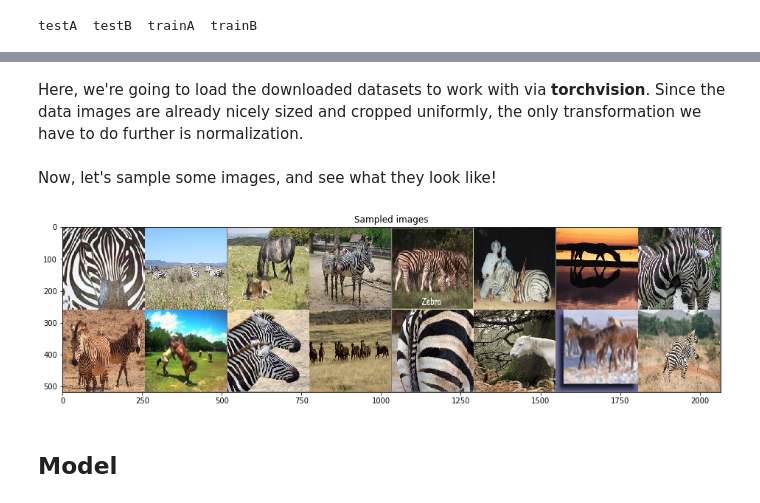
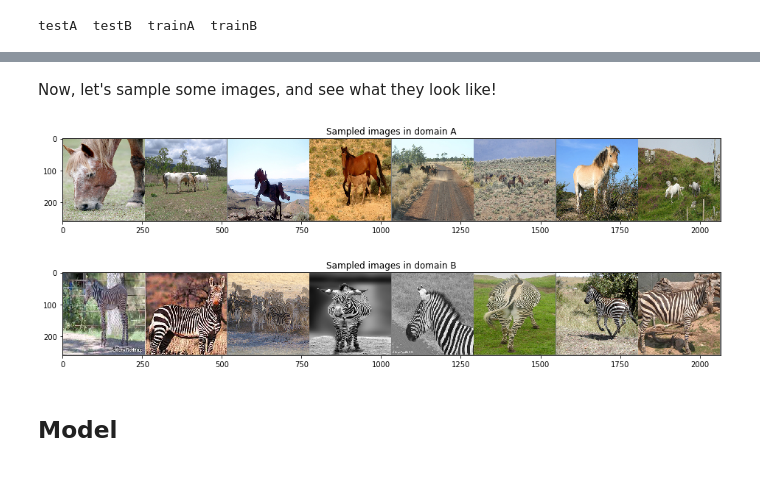
Before and after one commit to jinyeom/leuchtturm, a Jupyter notebook: Image-to-Image Translation via CycleGAN.ipynb, the cells around one changed output, grey strips where cells are left out. Saved outputs shown, nothing was run; the diff lists cells and outputs as text; code cells hidden in the pictures.

```diff
--- a/Image-to-Image Translation via CycleGAN.ipynb
+++ b/Image-to-Image Translation via CycleGAN.ipynb
@@ -89,28 +99,52 @@ A  B
-# %% [markdown]
-Here, we're going to load the downloaded datasets to work with via **torchvision**. Since the data images are already nicely sized and cropped uniformly, the only transformation we have to do further is normalization.
+# %%
+class ABImageDataset(Dataset):
+    def __init__(self, root, transform=None, unaligned=False, mode="train"):
+        self.transform = transform
+        self.unaligned = unaligned
+        self.A = sorted(glob(os.path.join(root, f"{mode}A") + "/*.*"))
+        self.B = sorted(glob(os.path.join(root, f"{mode}B") + "/*.*"))
+
+    def __len__(self):
+        return max(len(self.A), len(self.B))
+
+    def __getitem__(self, index):
+        a = self.A[index % len(self.A)]
+        b = (self.B[np.random.randint(0, len(self.B) - 1)] if self.unaligned
+             else self.B[index % len(self.B)])
+        item_a = self.transform(Image.open(a))
+        item_b = self.transform(Image.open(b))
+        return {"A": item_a, "B": item_b}
 # %%
 transform = transforms.Compose([transforms.ToTensor(),
                                 transforms.Normalize((0.5, 0.5, 0.5), (0.5, 0.5, 0.5))])
 
-horse2zebra_train = datasets.ImageFolder(root="./datasets/cyclegan/horse2zebra/train", transform=transform)
-train_loader = torch.utils.data.DataLoader(horse2zebra_train, batch_size=16, shuffle=True, num_workers=4)
+horse2zebra_train = ABImageDataset(root="./datasets/cyclegan/horse2zebra",
+                                   transform=transform,
+                                   unaligned=True,
+                                   mode="train")
+horse2zebra_test = ABImageDataset(root="./datasets/cyclegan/horse2zebra",
+                                  transform=transform,
+                                  unaligned=True,
+                                  mode="test")
 
-horse2zebra_test = datasets.ImageFolder(root="./datasets/cyclegan/horse2zebra/test", transform=transform)
-test_loader = torch.utils.data.DataLoader(horse2zebra_test, batch_size=16, shuffle=True, num_workers=4)
+train_loader = torch.utils.data.DataLoader(horse2zebra_train, batch_size=8, shuffle=True, num_workers=4)
+test_loader = torch.utils.data.DataLoader(horse2zebra_test, batch_size=8, shuffle=True, num_workers=1)
 # %% [markdown]
 Now, let's sample some images, and see what they look like!
 # %%
-def imshow(img):
+def imshow(img, title):
     img = img / 2 + 0.5
     npimg = img.numpy()
     plt.figure(figsize=(16, 8))
-    plt.title("Sampled images")
+    plt.title(title)
     plt.imshow(np.transpose(npimg, (1, 2, 0)))
 # %%
-images, labels = iter(train_loader).next()
-imshow(torchvision.utils.make_grid(images))
+images = iter(train_loader).next()
+imshow(torchvision.utils.make_grid(images["A"]), "Sampled images in domain A")
+imshow(torchvision.utils.make_grid(images["B"]), "Sampled images in domain B")
 # %% [output]
-[figure, old version]
+[figure, new version]
+[figure, added]
 # %% [markdown]
 ## Model
 # %% [markdown]
```
Also changed, not shown: parts of 15 cells of this notebook.
